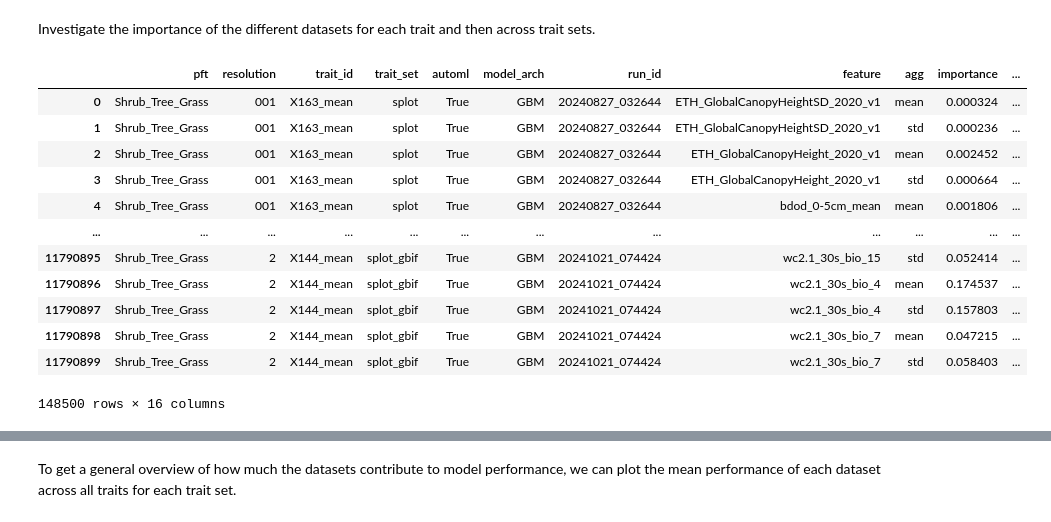
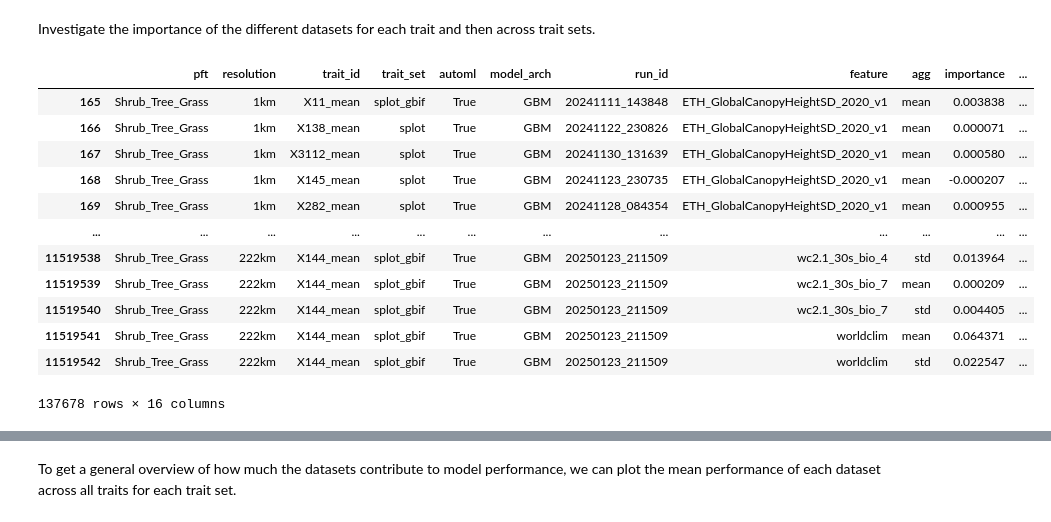
Before and after one commit to GeoSense-Freiburg/cit-sci-traits, a Jupyter notebook: notebooks/2-1_model_analysis/2-1-1_feature_importance.ipynb, the cells around one changed output, grey strips where cells are left out. Saved outputs shown, nothing was run; the diff lists cells and outputs as text; code cells hidden in the pictures.

```diff
--- a/notebooks/2-1_model_analysis/2-1-1_feature_importance.ipynb
+++ b/notebooks/2-1_model_analysis/2-1-1_feature_importance.ipynb
@@ -18,22 +18,26 @@ cfg = get_config()
 Investigate the importance of the different datasets for each trait and then across trait sets.
 # %%
 # Load model performance results for later filtering of FI
-all_results = pd.read_parquet("results/all_results.parquet")
+all_results = pd.read_parquet("results/all_results.parquet").query(
+    "resolution.str.contains('km') and transform == 'power'"
+)
 
 # Load feature importance results across all models
-all_fi = pd.read_parquet("results/all_fi.parquet")
+all_fi = pd.read_parquet("results/all_fi.parquet").query(
+    "resolution.str.contains('km')"
+)
 all_fi
 # %% [output]
 |  | pft | resolution | trait_id | trait_set | automl | model_arch | run_id | feature | agg | importance | ... |
-| 0 | Shrub_Tree_Grass | 001 | X163_mean | splot | True | GBM | 20240827_032644 | ETH_GlobalCanopyHeightSD_2020_v1 | mean | 0.000324 | ... |
-| 1 | Shrub_Tree_Grass | 001 | X163_mean | splot | True | GBM | 20240827_032644 | ETH_GlobalCanopyHeightSD_2020_v1 | std | 0.000236 | ... |
-| 2 | Shrub_Tree_Grass | 001 | X163_mean | splot | True | GBM | 20240827_032644 | ETH_GlobalCanopyHeight_2020_v1 | mean | 0.002452 | ... |
-| 3 | Shrub_Tree_Grass | 001 | X163_mean | splot | True | GBM | 20240827_032644 | ETH_GlobalCanopyHeight_2020_v1 | std | 0.000664 | ... |
-| 4 | Shrub_Tree_Grass | 001 | X163_mean | splot | True | GBM | 20240827_032644 | bdod_0-5cm_mean | mean | 0.001806 | ... |
+| 165 | Shrub_Tree_Grass | 1km | X11_mean | splot_gbif | True | GBM | 20241111_143848 | ETH_GlobalCanopyHeightSD_2020_v1 | mean | 0.003838 | ... |
+| 166 | Shrub_Tree_Grass | 1km | X138_mean | splot | True | GBM | 20241122_230826 | ETH_GlobalCanopyHeightSD_2020_v1 | mean | 0.000071 | ... |
+| 167 | Shrub_Tree_Grass | 1km | X3112_mean | splot | True | GBM | 20241130_131639 | ETH_GlobalCanopyHeightSD_2020_v1 | mean | 0.000580 | ... |
+| 168 | Shrub_Tree_Grass | 1km | X145_mean | splot | True | GBM | 20241123_230735 | ETH_GlobalCanopyHeightSD_2020_v1 | mean | -0.000207 | ... |
+| 169 | Shrub_Tree_Grass | 1km | X282_mean | splot | True | GBM | 20241128_084354 | ETH_GlobalCanopyHeightSD_2020_v1 | mean | 0.000955 | ... |
 | ... | ... | ... | ... | ... | ... | ... | ... | ... | ... | ... | ... |
-| 11790895 | Shrub_Tree_Grass | 2 | X144_mean | splot_gbif | True | GBM | 20241021_074424 | wc2.1_30s_bio_15 | std | 0.052414 | ... |
-| 11790896 | Shrub_Tree_Grass | 2 | X144_mean | splot_gbif | True | GBM | 20241021_074424 | wc2.1_30s_bio_4 | mean | 0.174537 | ... |
-| 11790897 | Shrub_Tree_Grass | 2 | X144_mean | splot_gbif | True | GBM | 20241021_074424 | wc2.1_30s_bio_4 | std | 0.157803 | ... |
-| 11790898 | Shrub_Tree_Grass | 2 | X144_mean | splot_gbif | True | GBM | 20241021_074424 | wc2.1_30s_bio_7 | mean | 0.047215 | ... |
-| 11790899 | Shrub_Tree_Grass | 2 | X144_mean | splot_gbif | True | GBM | 20241021_074424 | wc2.1_30s_bio_7 | std | 0.058403 | ... |
+| 11519538 | Shrub_Tree_Grass | 222km | X144_mean | splot_gbif | True | GBM | 20250123_211509 | wc2.1_30s_bio_4 | std | 0.013964 | ... |
+| 11519539 | Shrub_Tree_Grass | 222km | X144_mean | splot_gbif | True | GBM | 20250123_211509 | wc2.1_30s_bio_7 | mean | 0.000209 | ... |
+| 11519540 | Shrub_Tree_Grass | 222km | X144_mean | splot_gbif | True | GBM | 20250123_211509 | wc2.1_30s_bio_7 | std | 0.004405 | ... |
+| 11519541 | Shrub_Tree_Grass | 222km | X144_mean | splot_gbif | True | GBM | 20250123_211509 | worldclim | mean | 0.064371 | ... |
+| 11519542 | Shrub_Tree_Grass | 222km | X144_mean | splot_gbif | True | GBM | 20250123_211509 | worldclim | std | 0.022547 | ... |
-148500 rows × 16 columns
+137678 rows × 16 columns
```
Also changed, not shown: parts of 14 cells of this notebook.
